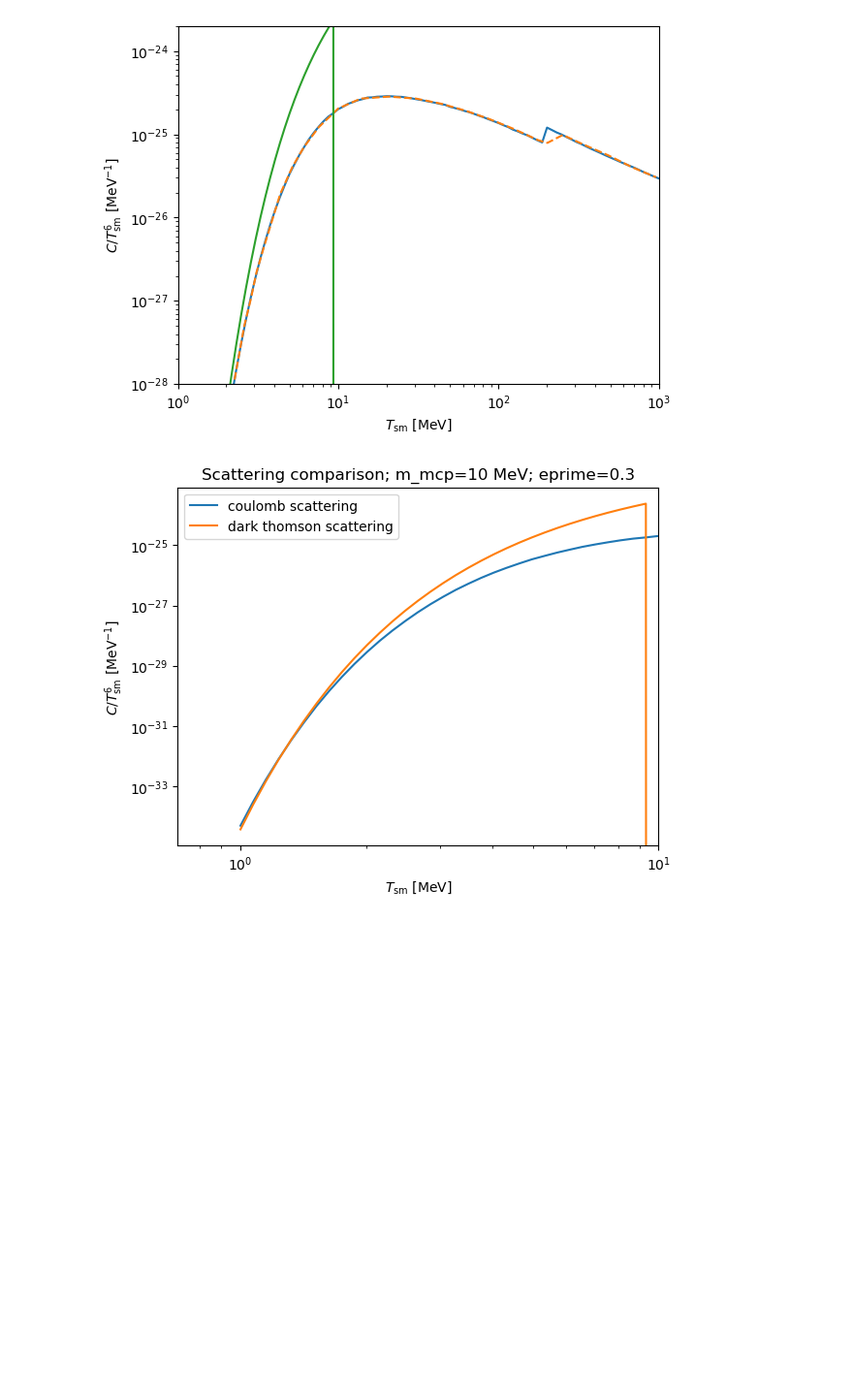
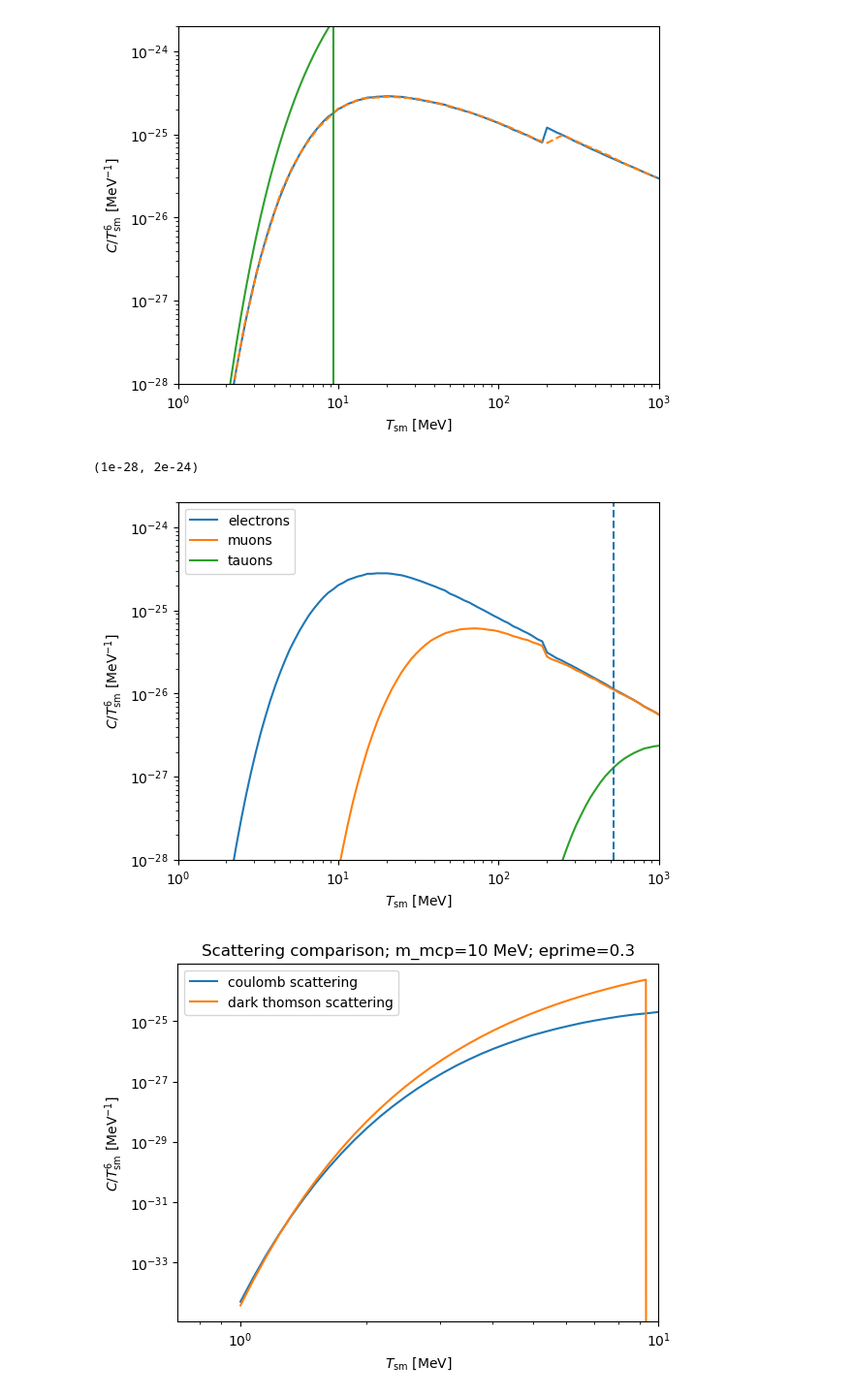
Before and after one commit to Duncan-Adams/mcp_boltzmann, a Jupyter notebook: notebooks/mcp_elastic_scatt.ipynb, the cells around one changed output. Shown: that part at 97% size. Saved outputs shown, nothing was run; the diff lists cells and outputs as text; code cells hidden in the pictures; blank space fills up the shorter version.

```diff
--- a/notebooks/mcp_elastic_scatt.ipynb
+++ b/notebooks/mcp_elastic_scatt.ipynb
@@ -288,6 +288,29 @@ plt.ylim(1e-28, 2e-24)
 # %% [output]
 (1e-28, 2e-24)
 [figure]
+# %%
+LQCD = 200
+# plt.plot(T_range, qcd, linestyle='none', marker='o')
+plt.plot(T_range, 4*pref*(res)/T_range**6, label='electrons')
+plt.plot(T_range, 4*pref*(res_mu)/T_range**6, label='muons')
+plt.plot(T_range, 4*pref*(res_tau)/T_range**6, label='tauons')
+
+plt.axvline(5*m_mu, linestyle='dashed')
+
+
+
+plt.yscale('log')
+plt.xscale('log')
+
+plt.xlabel(r'$T_{\rm sm}$ [MeV]')
+plt.ylabel(r'$C/T^6_{\rm sm}$ [MeV$^{-1}$]')
+plt.legend()
+
+plt.xlim(1, 1e3)
+plt.ylim(1e-28, 2e-24)
+# %% [output]
+(1e-28, 2e-24)
+[figure, added]
 # %%
 plt.plot(T_range, qed + qcd, label='coulomb scattering')
 plt.plot(T_range, dark_thomspon/T_range**6, label='dark thomson scattering')
```
Also changed, not shown: 5 other files.
